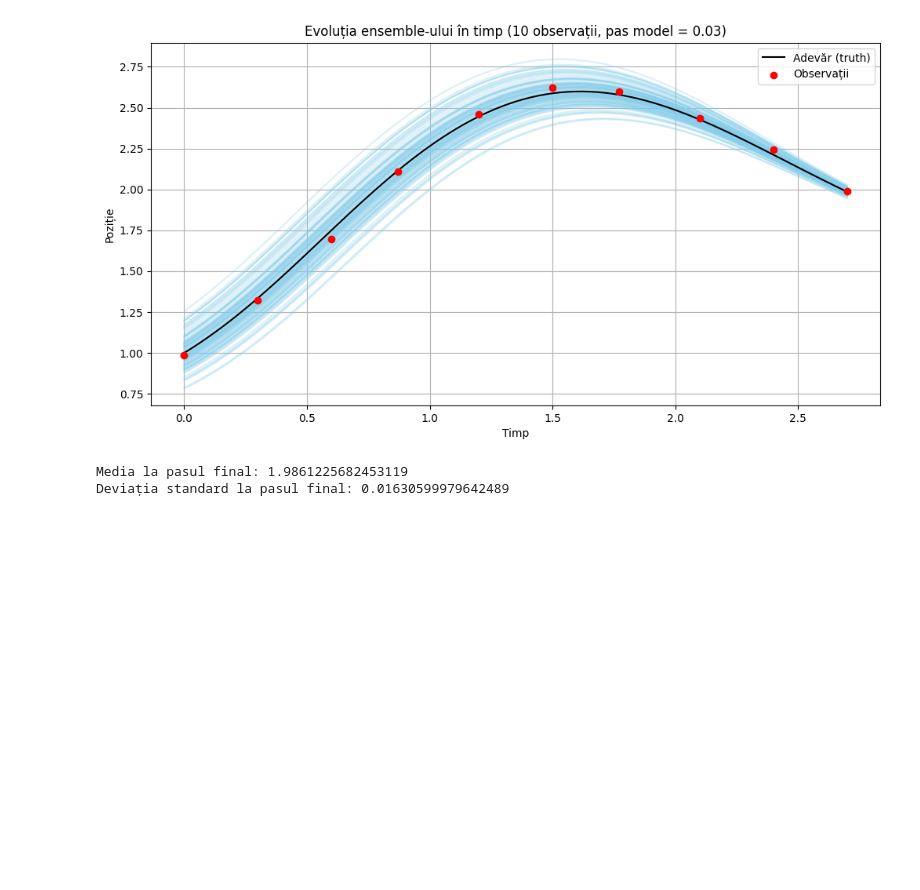
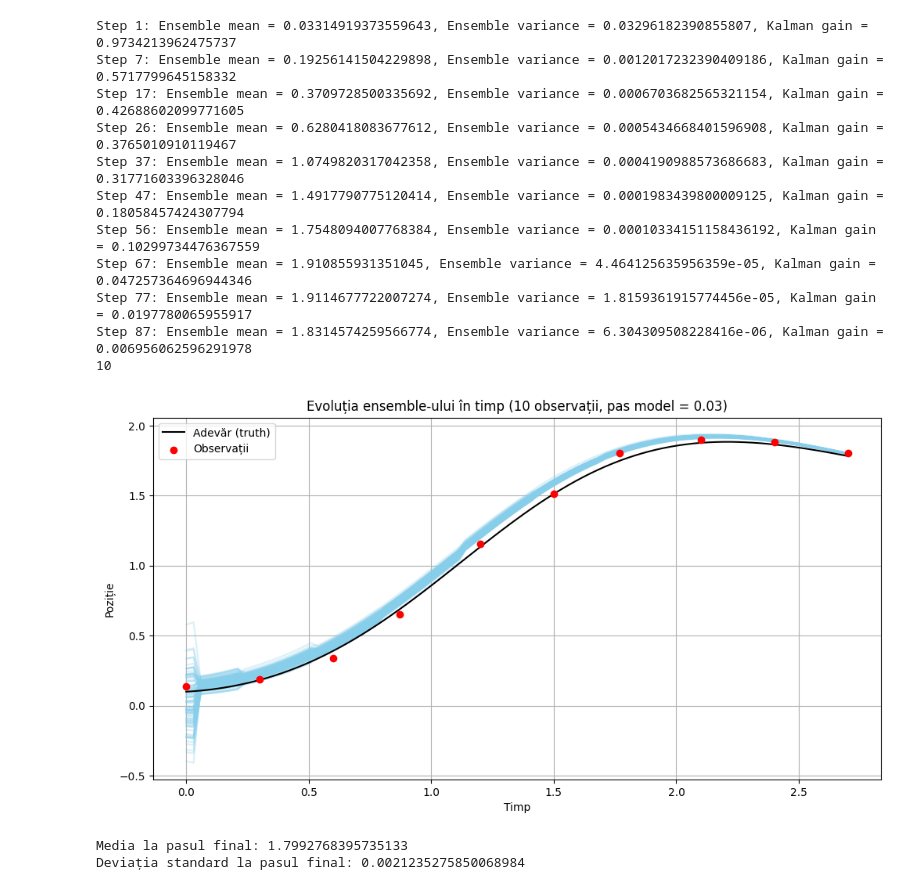
Before and after one commit to TudorMiron21/master, a Jupyter notebook: anul1/sem2/Data Assimilation/Proiecte_DA/Proiecte/source.ipynb, the cells around one changed output. Drawn from its saved outputs; the diff is of its cells as text; code cells hidden in the pictures; blank space fills up the shorter version.

```diff
--- a/anul1/sem2/Data Assimilation/Proiecte_DA/Proiecte/source.ipynb
+++ b/anul1/sem2/Data Assimilation/Proiecte_DA/Proiecte/source.ipynb
@@ -91,13 +131,11 @@ import matplotlib.pyplot as plt
 def f(x,t):
     return math.cos(t) * x + math.sin(t)
 
-# Pas Heun (Euler îmbunătățit)
 def heun_step(x, t, h):
     k1 = f(x, t)
     k2 = f(t+h, x + h * k1)
     return x + (h / 2) * (k1 + k2)
 
-# Integrare cu pas mic (0.03)
 def integrate_heun(x0, t0, t_end, h):
     times = np.arange(t0, t_end + h, h)
     x = np.zeros_like(times)
@@ -106,7 +144,6 @@ def integrate_heun(x0, t0, t_end, h):
         x[i] = heun_step(x[i-1], times[i-1], h)
     return times, x
 
-# Generare observații
 def generate_observations(x0, h_obs, h_model, num_obs, noise_std):
     t_end = h_obs * (num_obs - 1)
     times_full, truth = integrate_heun(x0, 0, t_end, h_model)
@@ -115,7 +152,6 @@ def generate_observations(x0, h_obs, h_model, num_obs, noise_std):
     obs_times = times_full[obs_indices]
     return obs_times, obs_values, truth, times_full
 
-# EnKF cu integrare la fiecare pas mic, dar update la fiecare 0.3
 def enkf_variable_update(x0_mean, x0_std, obs_times, obs_values, h_model, R, ensemble_size, t_total):
     n_steps = int(t_total / h_model) + 1
     times = np.arange(0, t_total + h_model, h_model)
@@ -127,56 +163,62 @@ def enkf_variable_update(x0_mean, x0_std, obs_times, obs_values, h_model, R, ens
     for step in range(1, n_steps):
         t = times[step-1]
 
-        # Model propagation
         for i in range(ensemble_size):
             ensemble[i] = heun_step(ensemble[i], t, h_model)
         all_ensembles[step] = ensemble
 
-        # Dacă e timp de observație → update EnKF
-        if obs_pointer < len(obs_times) and np.isclose(times[step], obs_times[obs_pointer], atol=1e-5):
+        if obs_pointer < len(obs_times) and np.isclose(times[step], obs_times[obs_pointer], atol=1e-1):
             x_mean = np.mean(ensemble)
             P = np.var(ensemble)
             K = P / (P + R)
+            print(f"Step {step}: Ensemble mean = {x_mean}, Ensemble variance = {P}, Kalman gain = {K}")
             obs_noise = np.random.normal(0, np.sqrt(R), size=ensemble_size)
             ensemble = ensemble + K * (obs_values[obs_pointer] + obs_noise - ensemble)
             obs_pointer += 1
 
+    print(obs_pointer)
     return times, all_ensembles
 
-# Setări
-x0_true = 1.0
-x0_std = 0.1
+x0_true = 0.1
+x0_std = 0.2
 h_model = 0.03
 h_obs = 0.3
 num_obs = 10
 obs_noise_std = 0.03
 R = obs_noise_std ** 2
 ensemble_size = 100
 
-# Generare observații și "adevăr"
 obs_times, obs_values, truth, times_full = generate_observations(x0_true, h_obs, h_model, num_obs, obs_noise_std)
 
-# Rulare EnKF
-times, all_ensembles = enkf_variable_update(1.0, x0_std, obs_times, obs_values, h_model, R, ensemble_size, t_total=obs_times[-1])
+times, all_ensembles = enkf_variable_update(0, x0_std, obs_times, obs_values, h_model, R, ensemble_size, t_total=times_full[-1])
 
-# Afișare rezultate
 plt.figure(figsize=(12, 6))
 for i in range(ensemble_size):
     plt.plot(times, all_ensembles[:, i], color='skyblue', alpha=0.3)
 plt.plot(times_full, truth[:len(times_full)], color='black', label='Adevăr (truth)')
 plt.scatter(obs_times, obs_values, color='red', label='Observații', zorder=10)
 plt.title("Evoluția ensemble-ului în timp (10 observații, pas model = 0.03)")
 plt.xlabel("Timp")
 plt.ylabel("Poziție")
 plt.legend()
 plt.grid()
 plt.show()
 
-# Estimări finale
 final_ensemble = all_ensembles[-1]
 print("Media la pasul final:", np.mean(final_ensemble))
 print("Deviația standard la pasul final:", np.std(final_ensemble))
 # %% [output]
+Step 1: Ensemble mean = 0.03314919373559643, Ensemble variance = 0.03296182390855807, Kalman gain = 0.9734213962475737
+Step 7: Ensemble mean = 0.19256141504229898, Ensemble variance = 0.0012017232390409186, Kalman gain = 0.5717799645158332
+Step 17: Ensemble mean = 0.3709728500335692, Ensemble variance = 0.0006703682565321154, Kalman gain = 0.42688602099771605
+Step 26: Ensemble mean = 0.6280418083677612, Ensemble variance = 0.0005434668401596908, Kalman gain = 0.3765010910119467
+Step 37: Ensemble mean = 1.0749820317042358, Ensemble variance = 0.0004190988573686683, Kalman gain = 0.31771603396328046
+Step 47: Ensemble mean = 1.4917790775120414, Ensemble variance = 0.0001983439800009125, Kalman gain = 0.18058457424307794
+Step 56: Ensemble mean = 1.7548094007768384, Ensemble variance = 0.00010334151158436192, Kalman gain = 0.10299734476367559
+Step 67: Ensemble mean = 1.910855931351045, Ensemble variance = 4.464125635956359e-05, Kalman gain = 0.047257364696944346
+Step 77: Ensemble mean = 1.9114677722007274, Ensemble variance = 1.8159361915774456e-05, Kalman gain = 0.0197780065955917
+Step 87: Ensemble mean = 1.8314574259566774, Ensemble variance = 6.304309508228416e-06, Kalman gain = 0.006956062596291978
+10
-[figure, old version]
+[figure, new version]
-Media la pasul final: 1.9861225682453119
-Deviația standard la pasul final: 0.01630599979642489
+Media la pasul final: 1.7992768395735133
+Deviația standard la pasul final: 0.0021235275850068984
```
Also changed, not shown: parts of 1 cell of this notebook, 14 other files.
